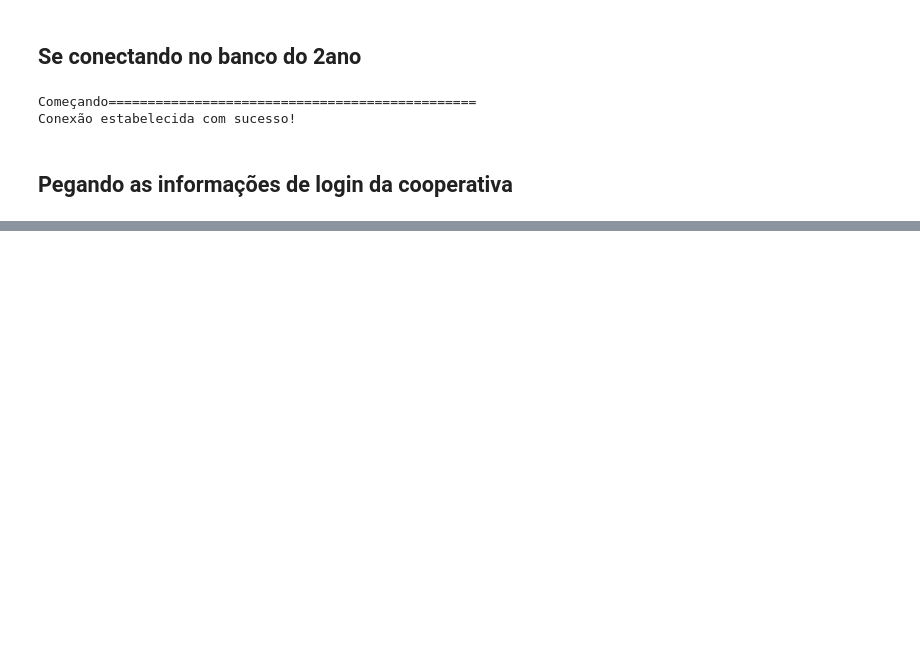
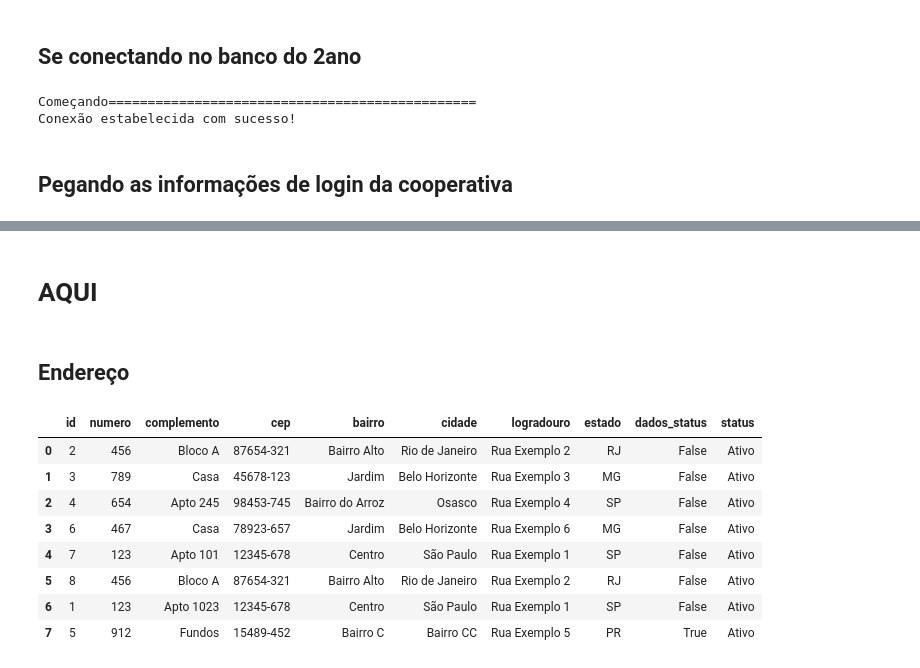
Before and after one commit to Recoope/RPA_BANCO, a Jupyter notebook: teste_transformador.ipynb, the cells around one changed output, grey strips where cells are left out. Cells and saved outputs as stored; diff of their text form; code cells hidden in the pictures; blank space fills up the shorter version.

```diff
--- a/teste_transformador.ipynb
+++ b/teste_transformador.ipynb
@@ -39,7 +39,7 @@ DB_DATABASE2: defaultdb
 print('Começando===============================================')
 try:
     # Conectar ao banco de dados
-    conn = psycopg2.connect(
+    conn_1ano = psycopg2.connect(
         host=db_host1,
         database=db_database1,
         user=db_user1,
@@ -268,0 +259,2 @@ CONTEXT:  PL/pgSQL function insert_leilao(numeric,date,character varying,date,da
+# %% [markdown]
+# AQUI
@@ -268,0 +323,14 @@ CONTEXT:  PL/pgSQL function insert_leilao(numeric,date,character varying,date,da
+# %% [markdown]
+## Endereço
+# %%
+display(df_endereco)
+# %% [output]
+|  | id | numero | complemento | cep | bairro | cidade | logradouro | estado | dados_status | status |
+| 0 | 2 | 456 | Bloco A | 87654-321 | Bairro Alto | Rio de Janeiro | Rua Exemplo 2 | RJ | False | Ativo |
+| 1 | 3 | 789 | Casa | 45678-123 | Jardim | Belo Horizonte | Rua Exemplo 3 | MG | False | Ativo |
+| 2 | 4 | 654 | Apto 245 | 98453-745 | Bairro do Arroz | Osasco | Rua Exemplo 4 | SP | False | Ativo |
+| 3 | 6 | 467 | Casa | 78923-657 | Jardim | Belo Horizonte | Rua Exemplo 6 | MG | False | Ativo |
+| 4 | 7 | 123 | Apto 101 | 12345-678 | Centro | São Paulo | Rua Exemplo 1 | SP | False | Ativo |
+| 5 | 8 | 456 | Bloco A | 87654-321 | Bairro Alto | Rio de Janeiro | Rua Exemplo 2 | RJ | False | Ativo |
+| 6 | 1 | 123 | Apto 1023 | 12345-678 | Centro | São Paulo | Rua Exemplo 1 | SP | False | Ativo |
+| 7 | 5 | 912 | Fundos | 15489-452 | Bairro C | Bairro CC | Rua Exemplo 5 | PR | True | Ativo |
```
Also changed, not shown: parts of 18 cells of this notebook, 3 other files.
